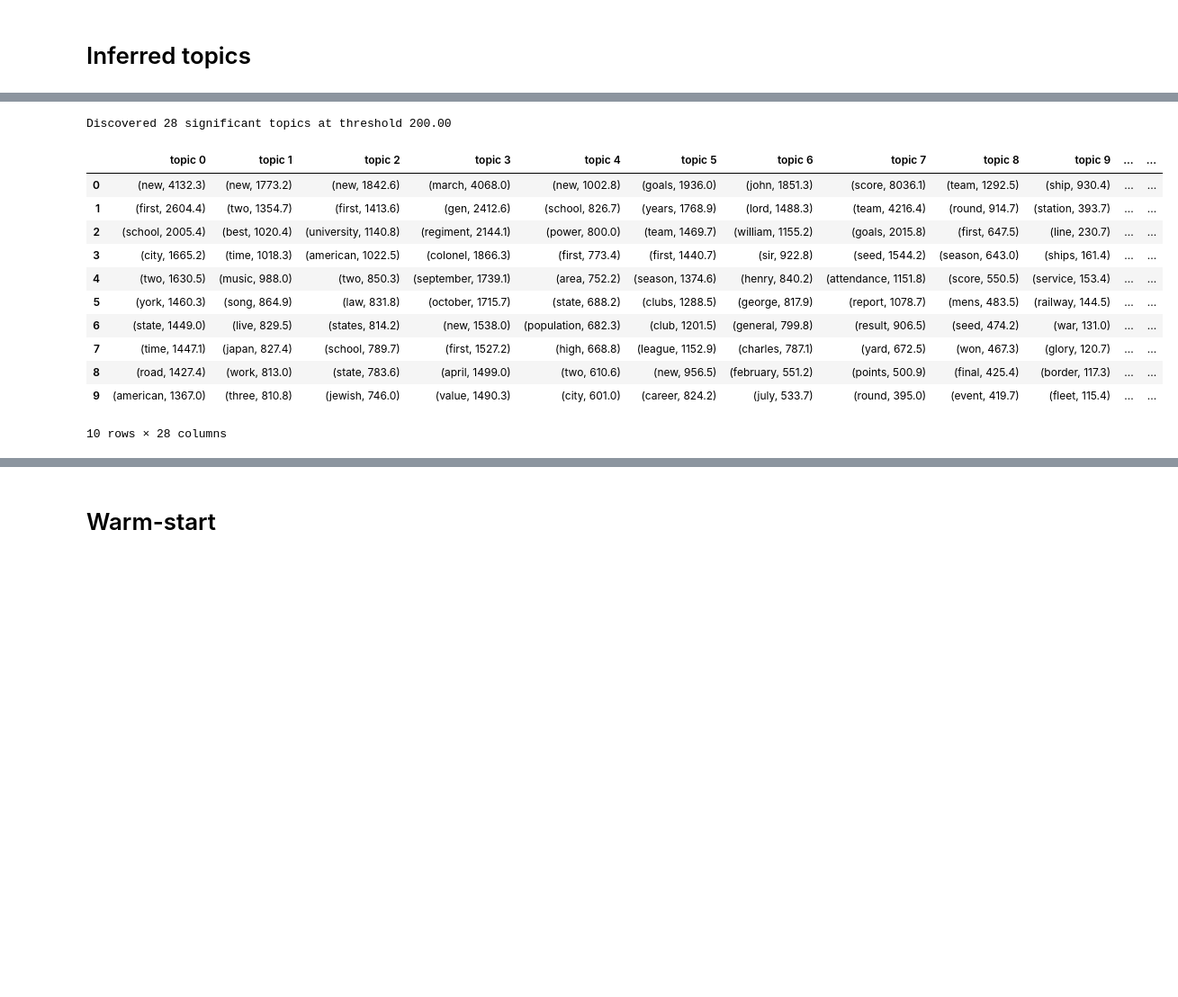
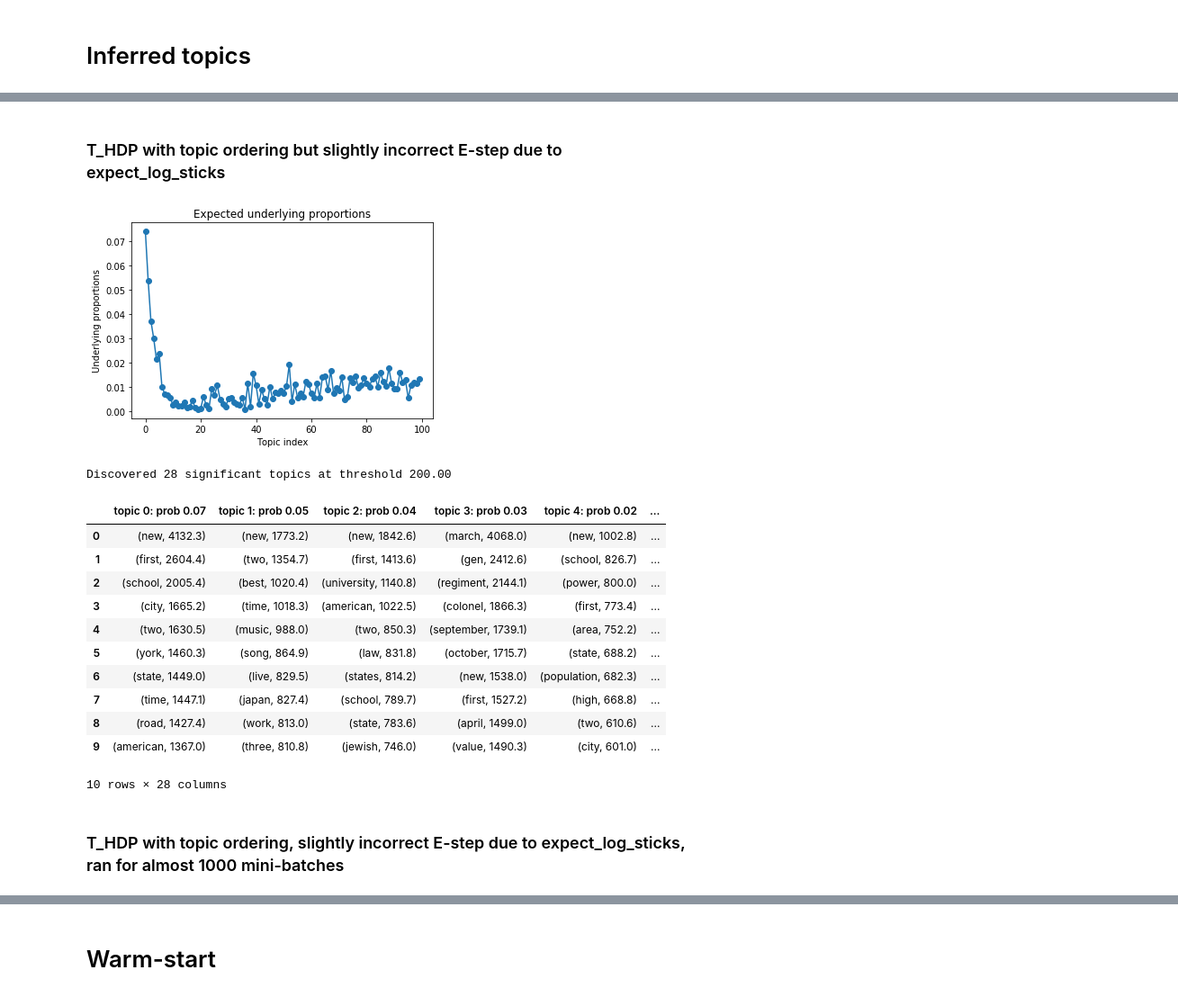
Before and after one commit to tinnguyen96/online-hdp, a Jupyter notebook: Report.ipynb, the cells around one changed output, grey strips where cells are left out. Shown at 90% size. Drawn from its saved outputs; the diff is of its cells as text; code cells hidden in the pictures; blank space fills up the shorter version.

```diff
--- a/Report.ipynb
+++ b/Report.ipynb
@@ -327,9 +327,32 @@ plt.show()
 import numpy as np
 import pandas as pd
 # %%
-def printtopics(vocabfile, lambdafile, normalized, threshold, displaycount):
+from utils import GEM_expectation
+import matplotlib.pyplot as plt
+
+def printtopics(vocabfile, file, method, normalized, threshold, displaycount):
+    """
+    Inputs:
+    Outputs:
+    """
     vocab = open(vocabfile).readlines()
-    testlambda = np.loadtxt(lambdafile)
+    testlambda = np.loadtxt(file["lambda"])
+    # compute expectation of topic's underlying probability
+    testa = np.loadtxt(file["a"])
+    if (method == "thdp"):
+        testb = np.loadtxt(file["b"])
+        probs = GEM_expectation(testa[np.newaxis,:],testb[np.newaxis,:]).flatten()
+    elif (method == "nhdp"):
+        probs = testa/np.sum(testa)
+
+    # plot the expectations
+    plt.figure()
+    plt.plot(probs,marker="o")
+    plt.title("Expected underlying proportions")
+    plt.xlabel("Topic index")
+    plt.ylabel("Underlying proportions")
+    plt.show()
+
     sigtopics = 0
     df = pd.DataFrame()
     for k in range(0, len(testlambda)):
@@ -342,7 +365,7 @@ def printtopics(vocabfile, lambdafile, normalized, threshold, displaycount):
         temp = sorted(temp, key = lambda x: x[0], reverse=True)
         # plot topics with parameters exceeding the threshold
         if (temp[0][0] >= threshold):
-            colname = 'topic %d' % (k)
+            colname = 'topic %d: prob %.2f' % (k, probs[k])
             coldata = [(str.strip(vocab[temp[i][1]]), temp[i][0]) for i in range(0, displaycount)]
             df[colname] = coldata
     print("Discovered %d significant topics at threshold %.2f" %(len(df.columns),threshold))
@@ -371,24 +400,33 @@ Discovered 5 significant topics at threshold 50.00
+# %% [markdown]
+### T_HDP with topic ordering but slightly incorrect E-step due to expect_log_sticks
 # %%
 vocabfile = "dictnostops.txt"
-topicpath = "results/thdpK100_D20_wiki10k_wiki1k/lambda-400.dat"
-normalized = 0
+file = {}
+file["lambda"] ="results/thdpK100_D20_wiki10k_wiki1k/lambda-400.dat"
+file["a"] ="results/thdpK100_D20_wiki10k_wiki1k/a-400.dat"
+file["b"] ="results/thdpK100_D20_wiki10k_wiki1k/b-400.dat"
+normalized = False
+method = "thdp"
 threshold = 200
 displaycount = 10
-df = printtopics(vocabfile, topicpath, normalized, threshold, displaycount)
+df = printtopics(vocabfile, file, method, normalized, threshold, displaycount)
 df
 # %% [output]
+[figure, added]
 Discovered 28 significant topics at threshold 200.00
-|  | topic 0 | topic 1 | topic 2 | topic 3 | topic 4 | topic 5 | topic 6 | topic 7 | topic 8 | topic 9 | ... | ... |
-| 0 | (new, 4132.3) | (new, 1773.2) | (new, 1842.6) | (march, 4068.0) | (new, 1002.8) | (goals, 1936.0) | (john, 1851.3) | (score, 8036.1) | (team, 1292.5) | (ship, 930.4) | ... | ... |
-| 1 | (first, 2604.4) | (two, 1354.7) | (first, 1413.6) | (gen, 2412.6) | (school, 826.7) | (years, 1768.9) | (lord, 1488.3) | (team, 4216.4) | (round, 914.7) | (station, 393.7) | ... | ... |
-| 2 | (school, 2005.4) | (best, 1020.4) | (university, 1140.8) | (regiment, 2144.1) | (power, 800.0) | (team, 1469.7) | (william, 1155.2) | (goals, 2015.8) | (first, 647.5) | (line, 230.7) | ... | ... |
-| 3 | (city, 1665.2) | (time, 1018.3) | (american, 1022.5) | (colonel, 1866.3) | (first, 773.4) | (first, 1440.7) | (sir, 922.8) | (seed, 1544.2) | (season, 643.0) | (ships, 161.4) | ... | ... |
-| 4 | (two, 1630.5) | (music, 988.0) | (two, 850.3) | (september, 1739.1) | (area, 752.2) | (season, 1374.6) | (henry, 840.2) | (attendance, 1151.8) | (score, 550.5) | (service, 153.4) | ... | ... |
-| 5 | (york, 1460.3) | (song, 864.9) | (law, 831.8) | (october, 1715.7) | (state, 688.2) | (clubs, 1288.5) | (george, 817.9) | (report, 1078.7) | (mens, 483.5) | (railway, 144.5) | ... | ... |
-| 6 | (state, 1449.0) | (live, 829.5) | (states, 814.2) | (new, 1538.0) | (population, 682.3) | (club, 1201.5) | (general, 799.8) | (result, 906.5) | (seed, 474.2) | (war, 131.0) | ... | ... |
-| 7 | (time, 1447.1) | (japan, 827.4) | (school, 789.7) | (first, 1527.2) | (high, 668.8) | (league, 1152.9) | (charles, 787.1) | (yard, 672.5) | (won, 467.3) | (glory, 120.7) | ... | ... |
-| 8 | (road, 1427.4) | (work, 813.0) | (state, 783.6) | (april, 1499.0) | (two, 610.6) | (new, 956.5) | (february, 551.2) | (points, 500.9) | (final, 425.4) | (border, 117.3) | ... | ... |
-| 9 | (american, 1367.0) | (three, 810.8) | (jewish, 746.0) | (value, 1490.3) | (city, 601.0) | (career, 824.2) | (july, 533.7) | (round, 395.0) | (event, 419.7) | (fleet, 115.4) | ... | ... |
+|  | topic 0: prob 0.07 | topic 1: prob 0.05 | topic 2: prob 0.04 | topic 3: prob 0.03 | topic 4: prob 0.02 | ... |
+| 0 | (new, 4132.3) | (new, 1773.2) | (new, 1842.6) | (march, 4068.0) | (new, 1002.8) | ... |
+| 1 | (first, 2604.4) | (two, 1354.7) | (first, 1413.6) | (gen, 2412.6) | (school, 826.7) | ... |
+| 2 | (school, 2005.4) | (best, 1020.4) | (university, 1140.8) | (regiment, 2144.1) | (power, 800.0) | ... |
+| 3 | (city, 1665.2) | (time, 1018.3) | (american, 1022.5) | (colonel, 1866.3) | (first, 773.4) | ... |
+| 4 | (two, 1630.5) | (music, 988.0) | (two, 850.3) | (september, 1739.1) | (area, 752.2) | ... |
+| 5 | (york, 1460.3) | (song, 864.9) | (law, 831.8) | (october, 1715.7) | (state, 688.2) | ... |
+| 6 | (state, 1449.0) | (live, 829.5) | (states, 814.2) | (new, 1538.0) | (population, 682.3) | ... |
+| 7 | (time, 1447.1) | (japan, 827.4) | (school, 789.7) | (first, 1527.2) | (high, 668.8) | ... |
+| 8 | (road, 1427.4) | (work, 813.0) | (state, 783.6) | (april, 1499.0) | (two, 610.6) | ... |
+| 9 | (american, 1367.0) | (three, 810.8) | (jewish, 746.0) | (value, 1490.3) | (city, 601.0) | ... |
 10 rows × 28 columns
+# %% [markdown]
+### T_HDP with topic ordering, slightly incorrect E-step due to expect_log_sticks, ran for almost 1000 mini-batches
 # %%
 vocabfile = "dictnostops.txt"
```
Also changed, not shown: parts of 9 cells of this notebook, 9 other files.
